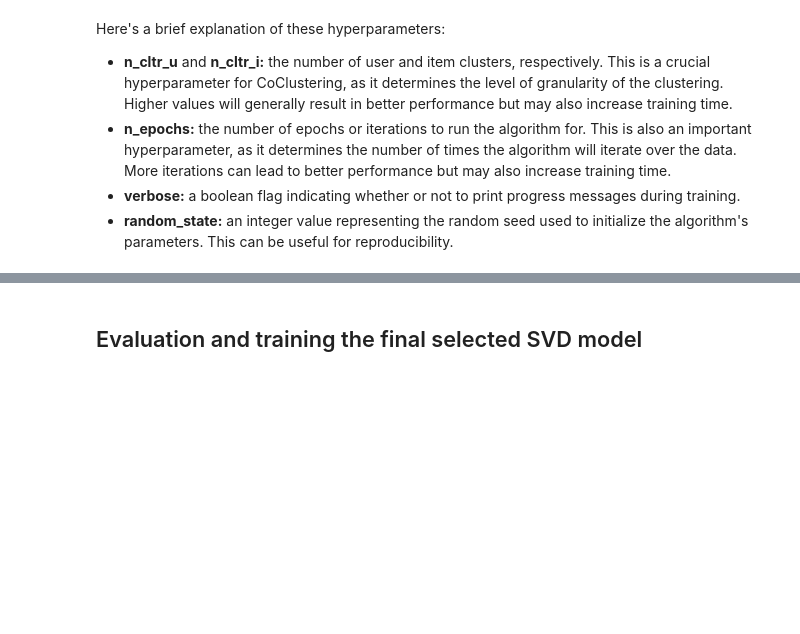
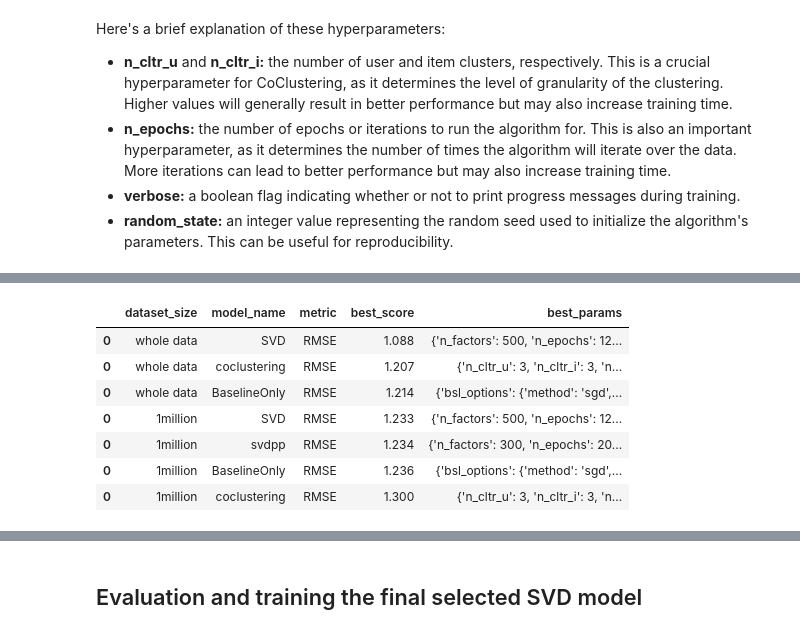
Before and after one commit to RealXun/Anime_recommendation_system, a Jupyter notebook: src/notebooks/supervised_user_based_collaborative_filtering.ipynb, the cells around one changed output, grey strips where cells are left out. Cells and saved outputs as stored; diff of their text form; code cells hidden in the pictures; blank space fills up the shorter version.

```diff
--- a/src/notebooks/supervised_user_based_collaborative_filtering.ipynb
+++ b/src/notebooks/supervised_user_based_collaborative_filtering.ipynb
@@ -757,0 +807,18 @@ Best parameters for MSE: {'n_cltr_u': 3, 'n_cltr_i': 3, 'n_epochs': 30, 'verbose
+# %%
+# Filter the DataFrame to only include rows with 'metric' equal to 'RMSE'
+rmse_df = df[df['metric'] == 'RMSE']
+
+# Sort the DataFrame in ascending order of 'best_score'
+rmse_sorted = rmse_df.sort_values('best_score')
+
+# Print the row with all columns
+rmse_sorted.head(10)
+# %% [output]
+|  | dataset_size | model_name | metric | best_score | best_params |
+| 0 | whole data | SVD | RMSE | 1.088 | {'n_factors': 500, 'n_epochs': 12... |
+| 0 | whole data | coclustering | RMSE | 1.207 | {'n_cltr_u': 3, 'n_cltr_i': 3, 'n... |
+| 0 | whole data | BaselineOnly | RMSE | 1.214 | {'bsl_options': {'method': 'sgd',... |
+| 0 | 1million | SVD | RMSE | 1.233 | {'n_factors': 500, 'n_epochs': 12... |
+| 0 | 1million | svdpp | RMSE | 1.234 | {'n_factors': 300, 'n_epochs': 20... |
+| 0 | 1million | BaselineOnly | RMSE | 1.236 | {'bsl_options': {'method': 'sgd',... |
+| 0 | 1million | coclustering | RMSE | 1.300 | {'n_cltr_u': 3, 'n_cltr_i': 3, 'n... |
```
Also changed, not shown: parts of 80 cells of this notebook, 17 other files.
